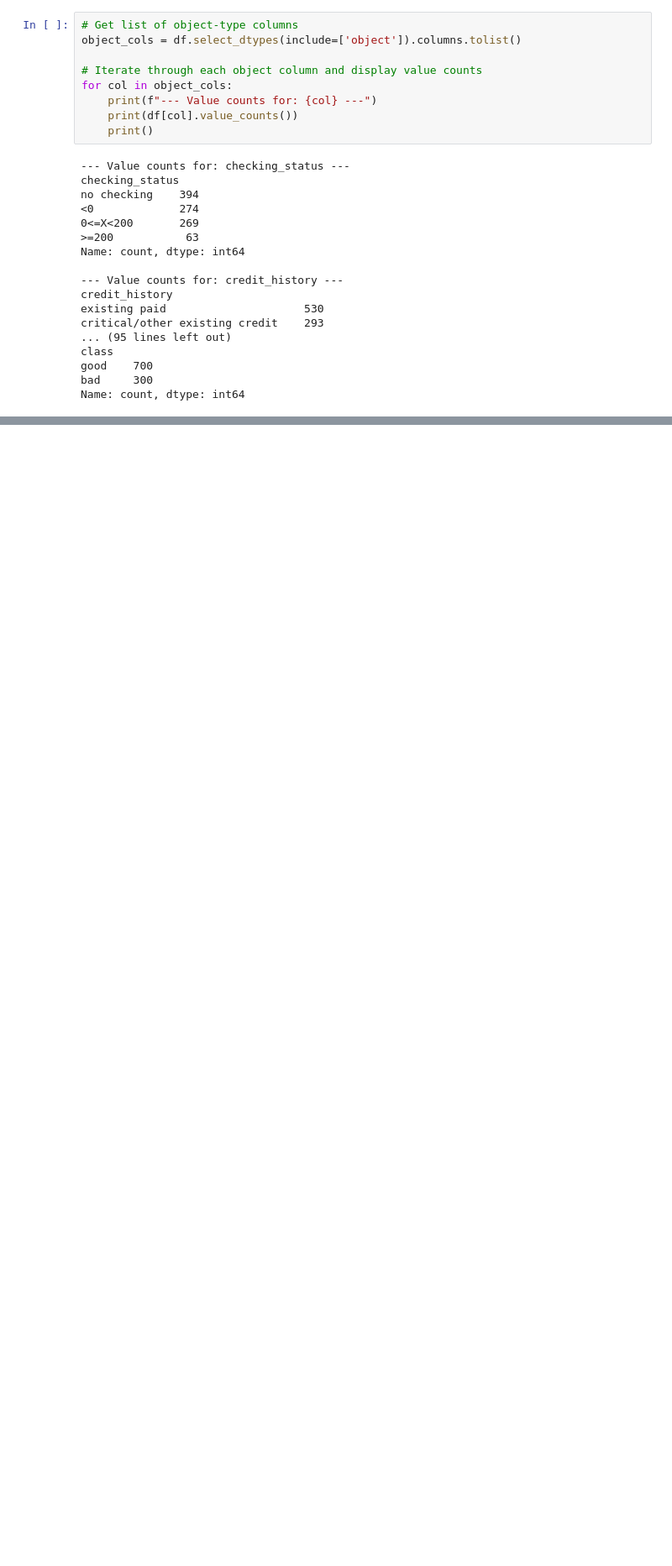
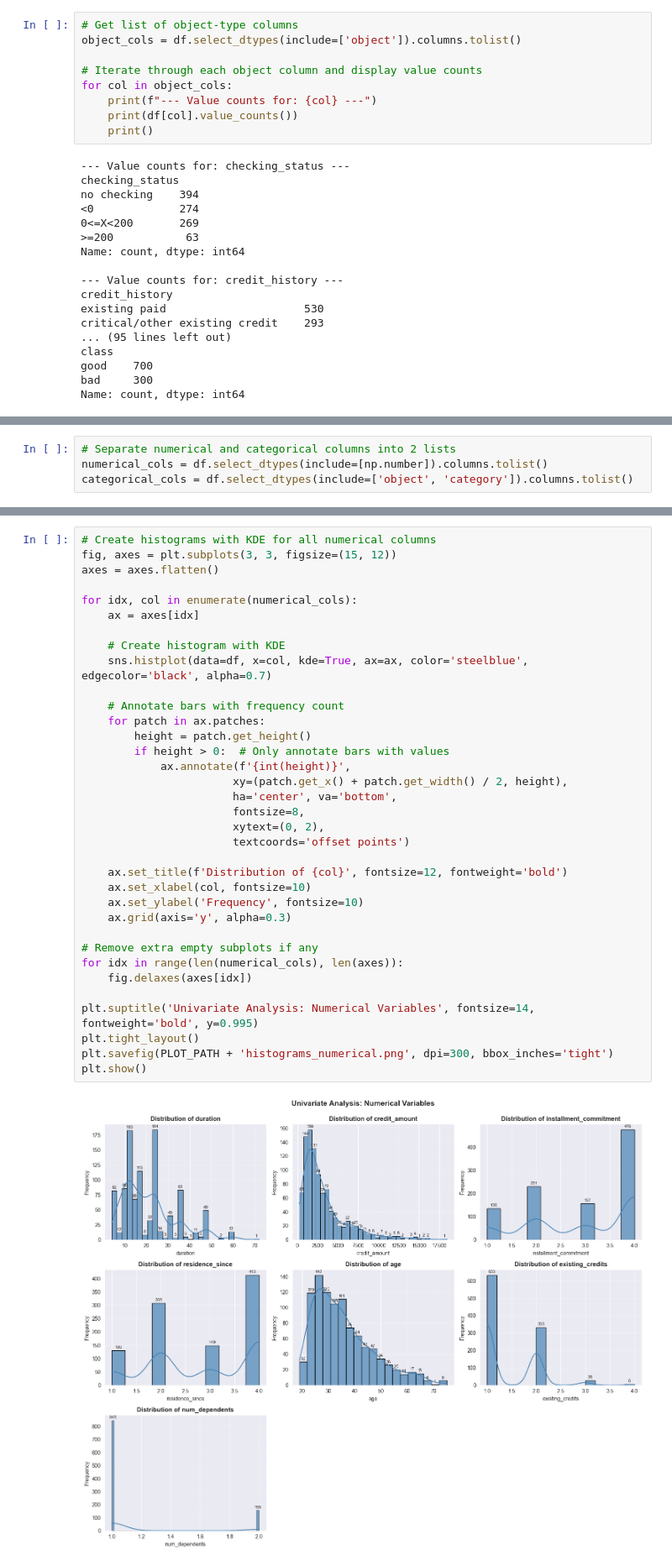
Before and after one commit to dingaroo/credit-g, a Jupyter notebook: eda.ipynb, the cells around one changed output, grey strips where cells are left out. Shown at 84% size. Cells and saved outputs as stored; diff of their text form; blank space fills up the shorter version.

```diff
--- a/eda.ipynb
+++ b/eda.ipynb
@@ -227,0 +232,4 @@ NameError: name 'sns' is not defined
+# %%
+# Separate numerical and categorical columns into 2 lists
+numerical_cols = df.select_dtypes(include=[np.number]).columns.tolist()
+categorical_cols = df.select_dtypes(include=['object', 'category']).columns.tolist()
@@ -227,0 +249,37 @@ NameError: name 'sns' is not defined
+# %%
+# Create histograms with KDE for all numerical columns
+fig, axes = plt.subplots(3, 3, figsize=(15, 12))
+axes = axes.flatten()
+
+for idx, col in enumerate(numerical_cols):
+    ax = axes[idx]
+
+    # Create histogram with KDE
+    sns.histplot(data=df, x=col, kde=True, ax=ax, color='steelblue', edgecolor='black', alpha=0.7)
+
+    # Annotate bars with frequency count
+    for patch in ax.patches:
+        height = patch.get_height()
+        if height > 0:  # Only annotate bars with values
+            ax.annotate(f'{int(height)}',
+                       xy=(patch.get_x() + patch.get_width() / 2, height),
+                       ha='center', va='bottom',
+                       fontsize=8,
+                       xytext=(0, 2),
+                       textcoords='offset points')
+
+    ax.set_title(f'Distribution of {col}', fontsize=12, fontweight='bold')
+    ax.set_xlabel(col, fontsize=10)
+    ax.set_ylabel('Frequency', fontsize=10)
+    ax.grid(axis='y', alpha=0.3)
+
+# Remove extra empty subplots if any
+for idx in range(len(numerical_cols), len(axes)):
+    fig.delaxes(axes[idx])
+
+plt.suptitle('Univariate Analysis: Numerical Variables', fontsize=14, fontweight='bold', y=0.995)
+plt.tight_layout()
+plt.savefig(PLOT_PATH + 'histograms_numerical.png', dpi=300, bbox_inches='tight')
+plt.show()
+# %% [output]
+[figure, added]
```
Also changed, not shown: parts of 6 cells of this notebook, 2 other files.
